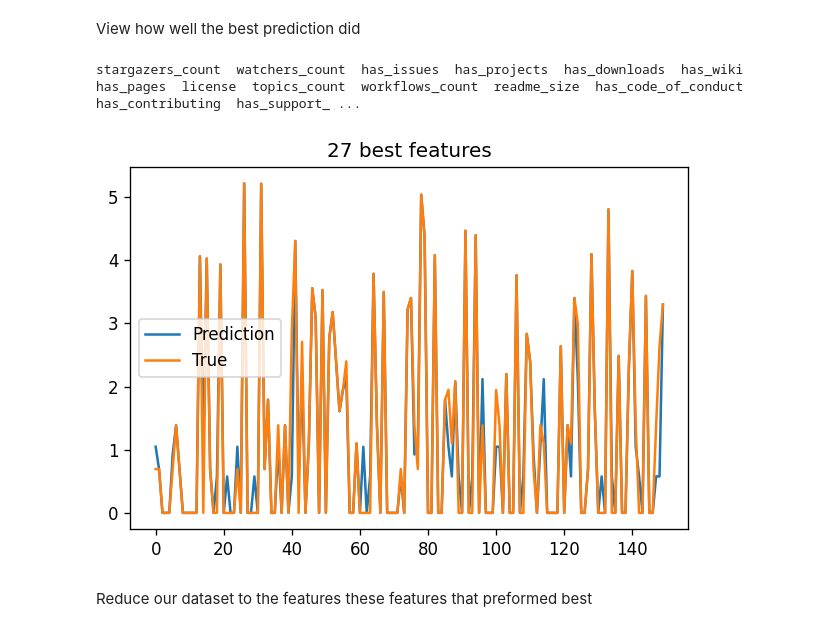
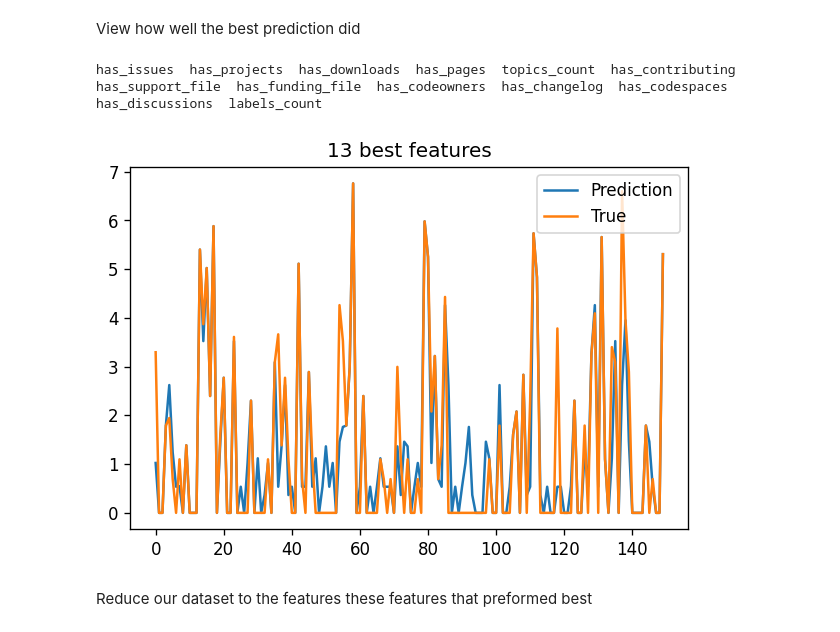
Before and after one commit to GaryGSC/cs472-proposal, a Jupyter notebook: analysis.ipynb, the cells around one changed output. Saved outputs shown, nothing was run; the diff lists cells and outputs as text; code cells hidden in the pictures.

```diff
--- a/analysis.ipynb
+++ b/analysis.ipynb
@@ -154,10 +176,10 @@ plt.show()
 # %% [markdown]
 View how well the best prediction did
 # %%
-view_pred(27, n_pred, n_feats)
+view_pred(13, n_pred, n_feats)
 # %% [output]
-stargazers_count  watchers_count  has_issues  has_projects  has_downloads  has_wiki  has_pages  license  topics_count  workflows_count  readme_size  has_code_of_conduct  has_contributing  has_support_ ...
+has_issues  has_projects  has_downloads  has_pages  topics_count  has_contributing  has_support_file  has_funding_file  has_codeowners  has_changelog  has_codespaces  has_discussions  labels_count
-[figure, old version]
+[figure, new version]
 # %% [markdown]
 Reduce our dataset to the features these features that preformed best
 # %%
```
Also changed, not shown: parts of 2 cells of this notebook, 1 other file.
